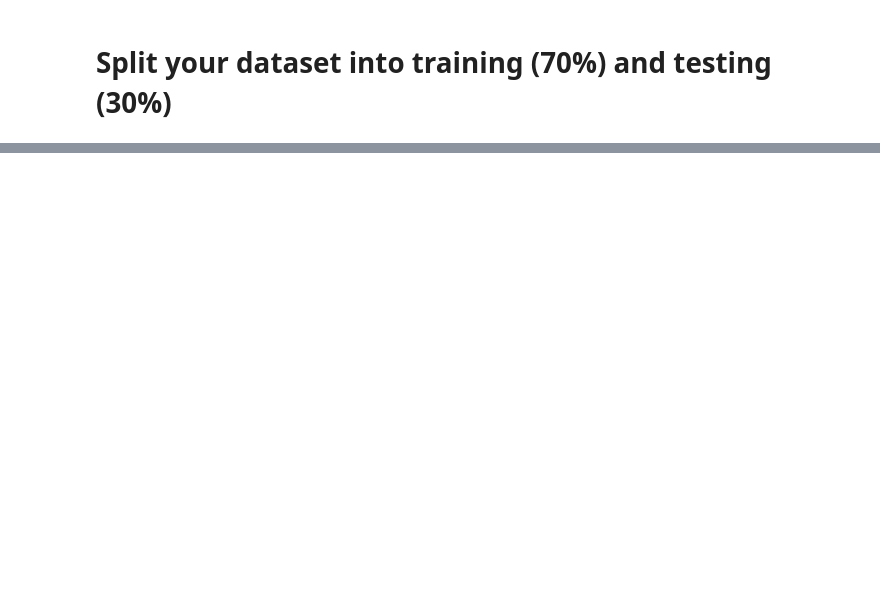
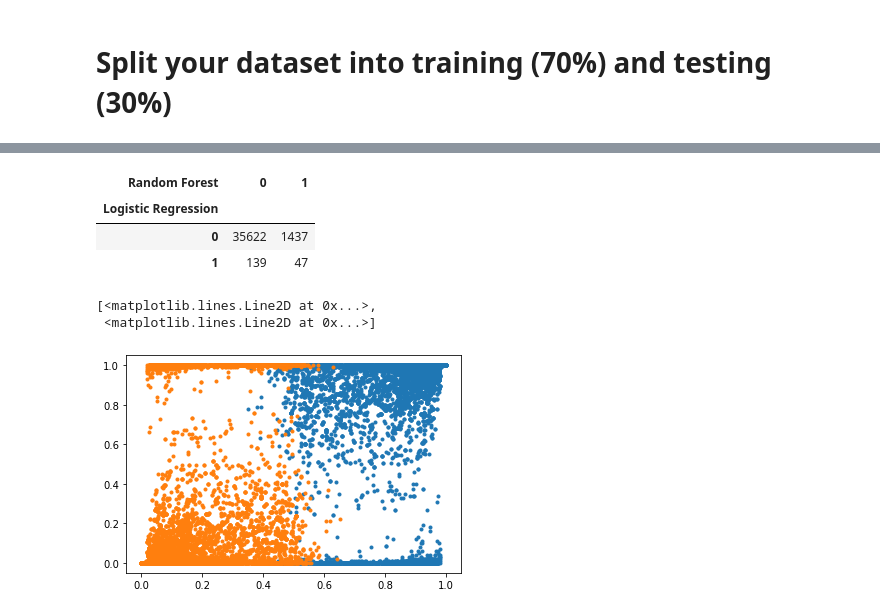
Before and after one commit to keithcallenberg/healthcare-data-carpentry, a Jupyter notebook: code/04_modeling.ipynb, the cells around one changed output, grey strips where cells are left out. Saved outputs shown, nothing was run; the diff lists cells and outputs as text; code cells hidden in the pictures; blank space fills up the shorter version.

```diff
--- a/code/04_modeling.ipynb
+++ b/code/04_modeling.ipynb
@@ -70 +78,22 @@ RocCurveDisplay.from_estimator(rf, X_test, y_test, alpha=0.8)
+# %%
+# Are the classifiers predicting the same?
+
+y_pred_lr = lr.predict(X_test)
+y_pred_rf = rf.predict(X_test)
+
+display(pd.crosstab(y_pred_lr, y_pred_rf, rownames=['Logistic Regression'], colnames=['Random Forest']))
+
+
+y_pred_proba_lr = lr.predict_proba(X_test)
+y_pred_proba_rf = rf.predict_proba(X_test)
+
+plt.plot(y_pred_proba_lr, y_pred_proba_rf, '.')
+# %% [output]
+| Random Forest | 0 | 1 |
+| Logistic Regression |  |  |
+| 0 | 35622 | 1437 |
+| 1 | 139 | 47 |
+[<matplotlib.lines.Line2D at 0x...>,
+ <matplotlib.lines.Line2D at 0x...>]
+[figure, added]
 # %%
```
Also changed, not shown: parts of 9 cells of this notebook, 2 other files.
